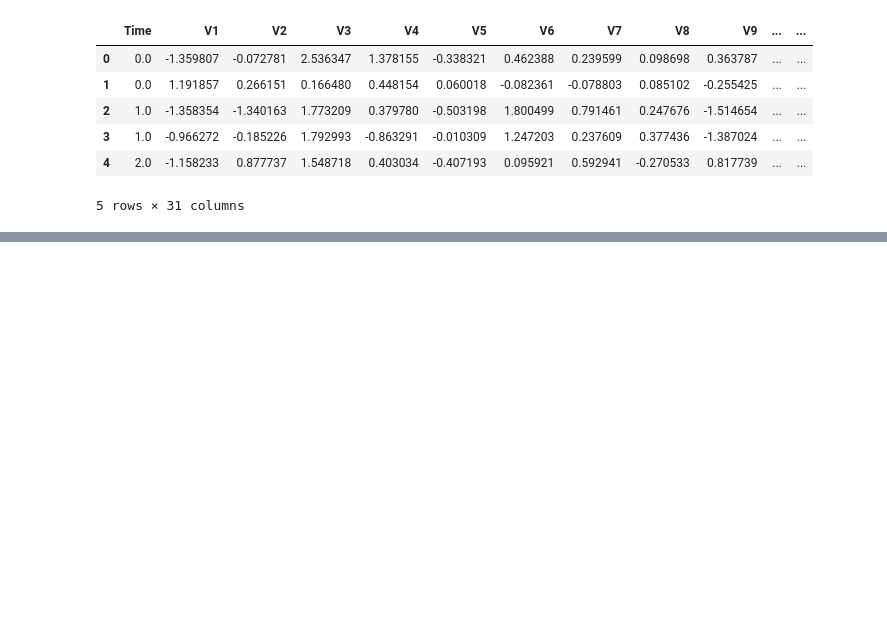
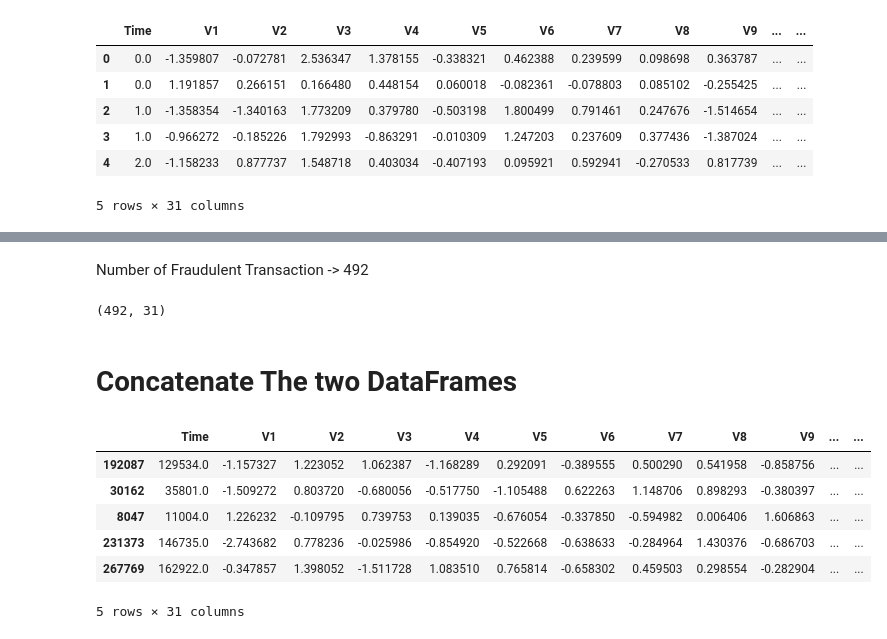
Before and after one commit to Abbasam8910/Machine-Learning-Tutorial, a Jupyter notebook: Day 13/Handling Imbalanced Dataset.ipynb, the cells around one changed output, grey strips where cells are left out. Cells and saved outputs as stored; diff of their text form; code cells hidden in the pictures; blank space fills up the shorter version.

Commit message:
Day 13 Handling Imbalanced Dataset Completed

```diff
--- a/Day 13/Handling Imbalanced Dataset.ipynb
+++ b/Day 13/Handling Imbalanced Dataset.ipynb
@@ -24,0 +106,3 @@ credit_data.head()
+# %%
+legit = credit_data[credit_data.Class == 0]
+fraud = credit_data[credit_data.Class == 1]
@@ -24,0 +123,22 @@ credit_data.head()
+# %% [markdown]
+Number of Fraudulent Transaction -> 492
+# %%
+legit_sample = legit.sample(n=492) # will get 492 random legit samples
+# %%
+print(legit_sample.shape)
+# %% [output]
+(492, 31)
+# %% [markdown]
+# Concatenate The two DataFrames
+# %%
+new_dataset = pd.concat([legit_sample, fraud], axis = 0) # Axis=0 means we want to concatenate one after the other which means fist entire row of legit_sample will add then fraud
+# %%
+new_dataset.head()
+# %% [output]
+|  | Time | V1 | V2 | V3 | V4 | V5 | V6 | V7 | V8 | V9 | ... | ... |
+| 192087 | 129534.0 | -1.157327 | 1.223052 | 1.062387 | -1.168289 | 0.292091 | -0.389555 | 0.500290 | 0.541958 | -0.858756 | ... | ... |
+| 30162 | 35801.0 | -1.509272 | 0.803720 | -0.680056 | -0.517750 | -1.105488 | 0.622263 | 1.148706 | 0.898293 | -0.380397 | ... | ... |
+| 8047 | 11004.0 | 1.226232 | -0.109795 | 0.739753 | 0.139035 | -0.676054 | -0.337850 | -0.594982 | 0.006406 | 1.606863 | ... | ... |
+| 231373 | 146735.0 | -2.743682 | 0.778236 | -0.025986 | -0.854920 | -0.522668 | -0.638633 | -0.284964 | 1.430376 | -0.686703 | ... | ... |
+| 267769 | 162922.0 | -0.347857 | 1.398052 | -1.511728 | 1.083510 | 0.765814 | -0.658302 | 0.459503 | 0.298554 | -0.282904 | ... | ... |
+5 rows × 31 columns
```
Also changed, not shown: parts of 18 cells of this notebook.
